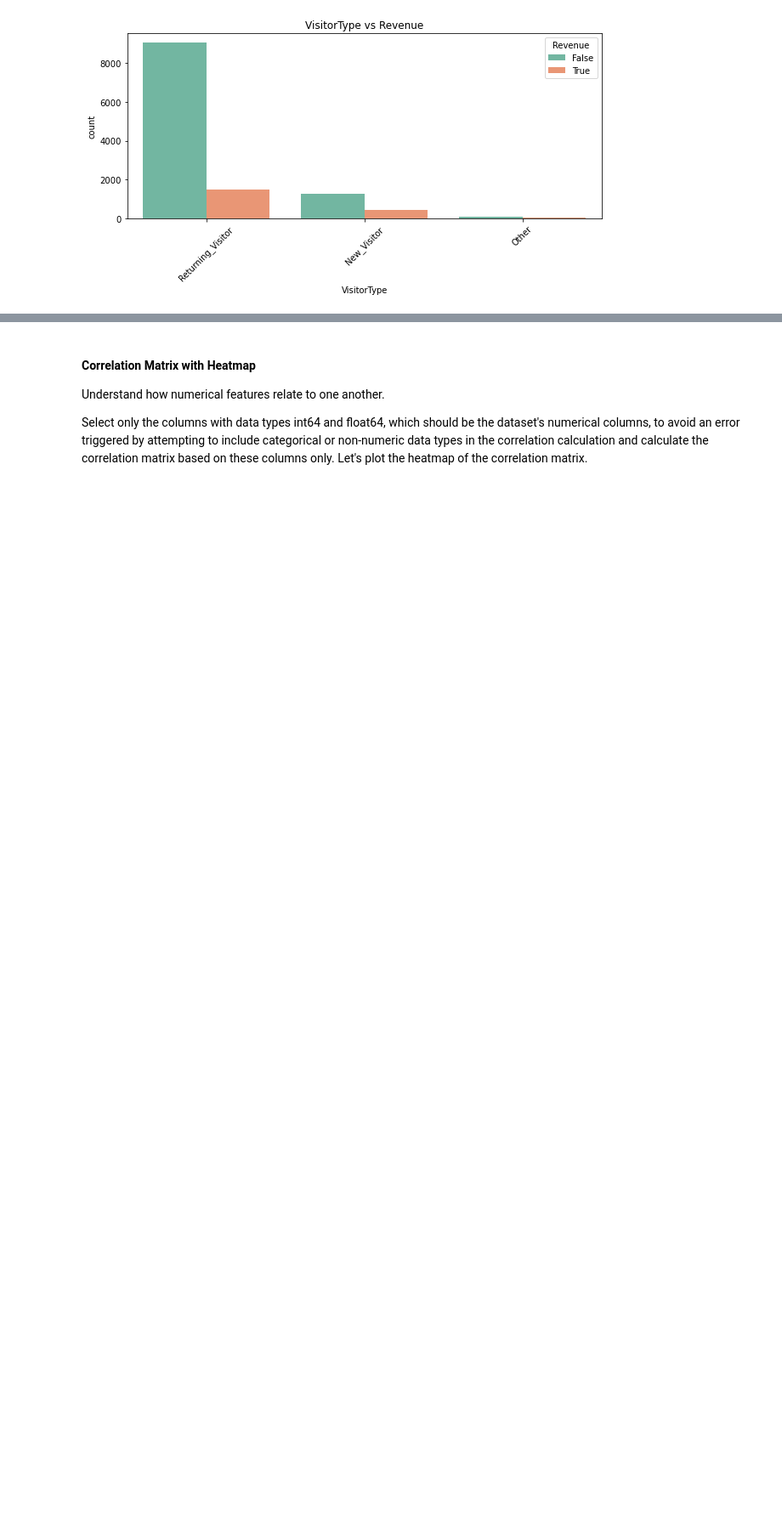
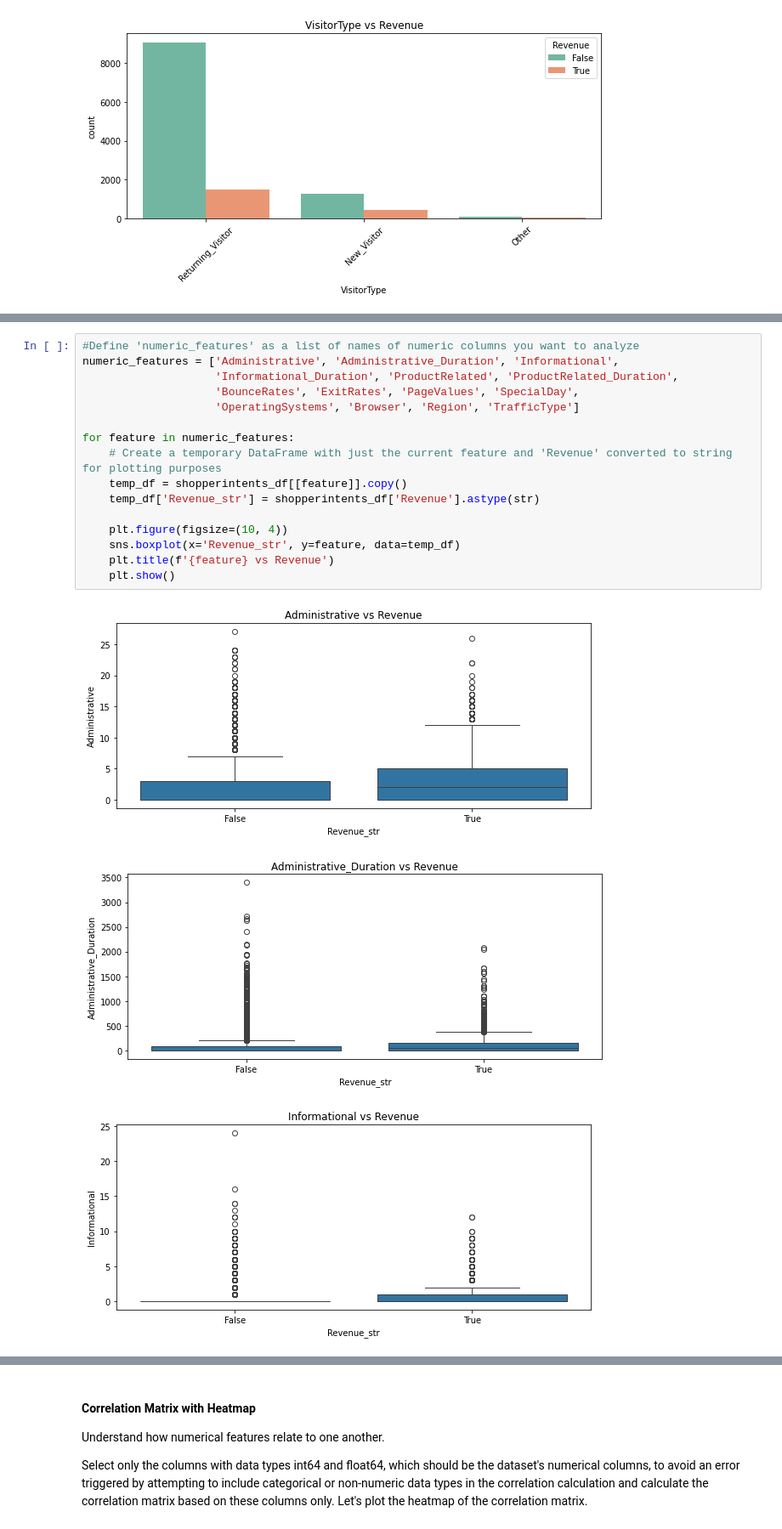
Before and after one commit to rosilenedasilva/online_shoppers_intention, a Jupyter notebook: Integrated_CA1.ipynb, the cells around one changed output, grey strips where cells are left out. Shown at 85% size. Cells and saved outputs as stored; diff of their text form; blank space fills up the shorter version.

```diff
--- a/Integrated_CA1.ipynb
+++ b/Integrated_CA1.ipynb
@@ -252,0 +257,20 @@ for feature in categorical_features:
+# %%
+#Define 'numeric_features' as a list of names of numeric columns you want to analyze
+numeric_features = ['Administrative', 'Administrative_Duration', 'Informational',
+                    'Informational_Duration', 'ProductRelated', 'ProductRelated_Duration',
+                    'BounceRates', 'ExitRates', 'PageValues', 'SpecialDay',
+                    'OperatingSystems', 'Browser', 'Region', 'TrafficType']
+
+for feature in numeric_features:
+    # Create a temporary DataFrame with just the current feature and 'Revenue' converted to string for plotting purposes
+    temp_df = shopperintents_df[[feature]].copy()
+    temp_df['Revenue_str'] = shopperintents_df['Revenue'].astype(str)
+
+    plt.figure(figsize=(10, 4))
+    sns.boxplot(x='Revenue_str', y=feature, data=temp_df)
+    plt.title(f'{feature} vs Revenue')
+    plt.show()
+# %% [output]
+[figure, added]
+[figure, added]
+[figure, added]
```
Also changed, not shown: parts of 25 cells of this notebook.
